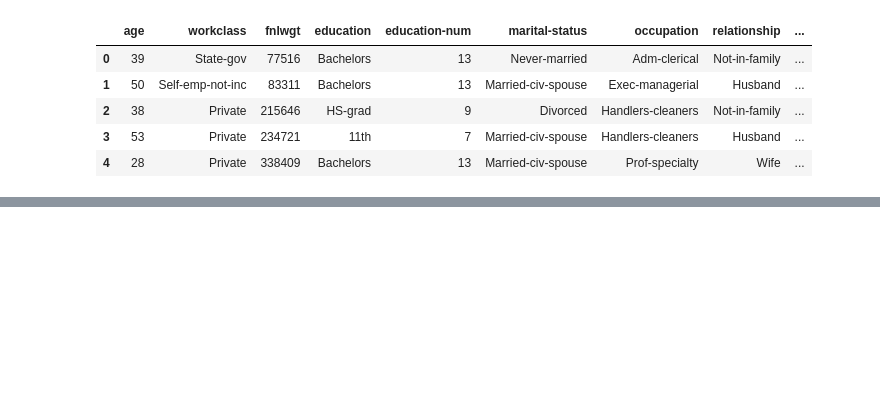
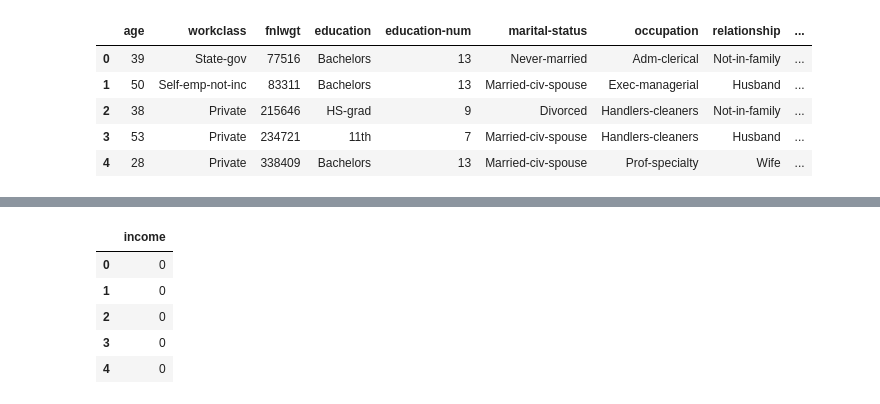
Before and after one commit to palekarprint/census_project, a Jupyter notebook: notebooks/Model Training.ipynb, the cells around one changed output, grey strips where cells are left out. Cells and saved outputs as stored; diff of their text form; code cells hidden in the pictures; blank space fills up the shorter version.

```diff
--- a/notebooks/Model Training.ipynb
+++ b/notebooks/Model Training.ipynb
@@ -18,3 +40,12 @@ y = df[['income']]
+# %%
+y.head()
+# %% [output]
+|  | income |
+| 0 | 0 |
+| 1 | 0 |
+| 2 | 0 |
+| 3 | 0 |
+| 4 | 0 |
 # %%
 # Define which columns should be ordinal-encoded and which should be scaled
 categorical_cols = X.select_dtypes(include='object').columns
```
Also changed, not shown: parts of 21 cells of this notebook.
